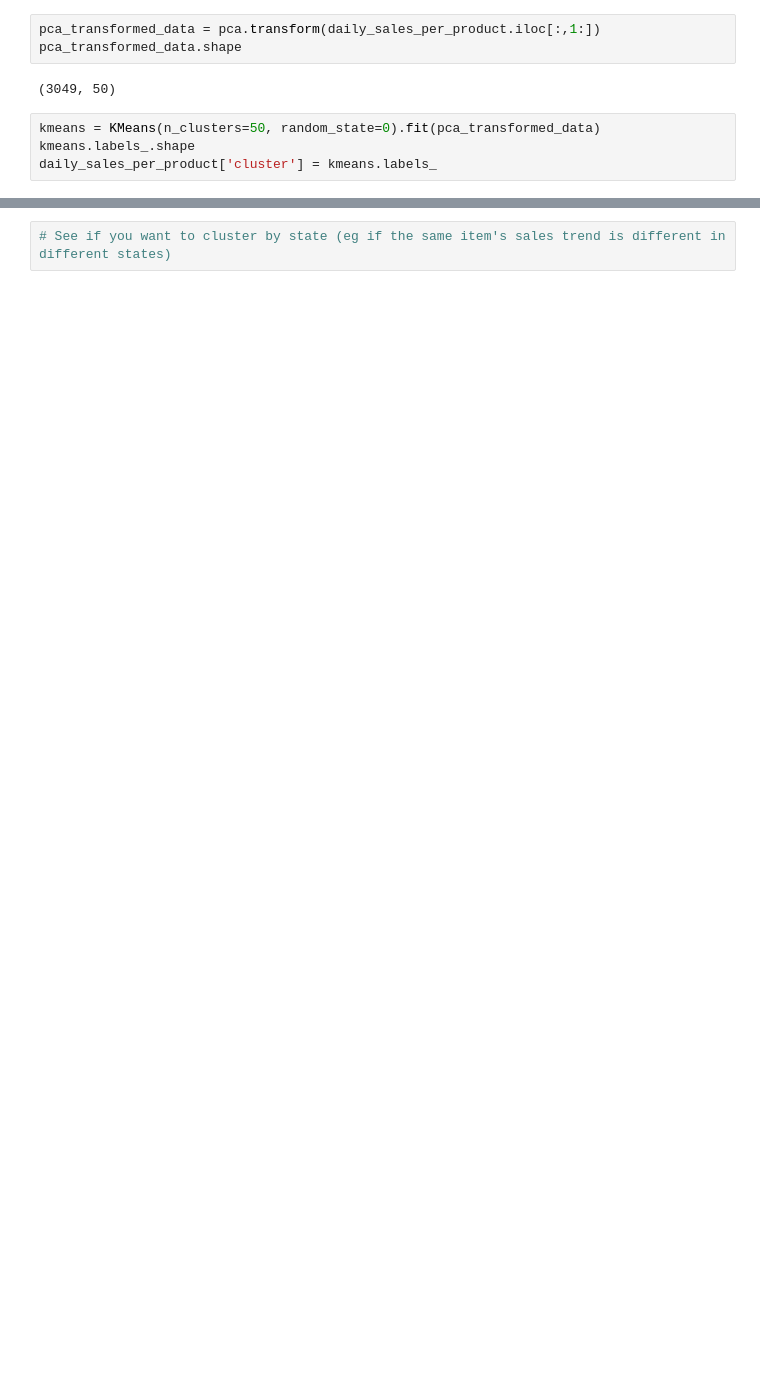
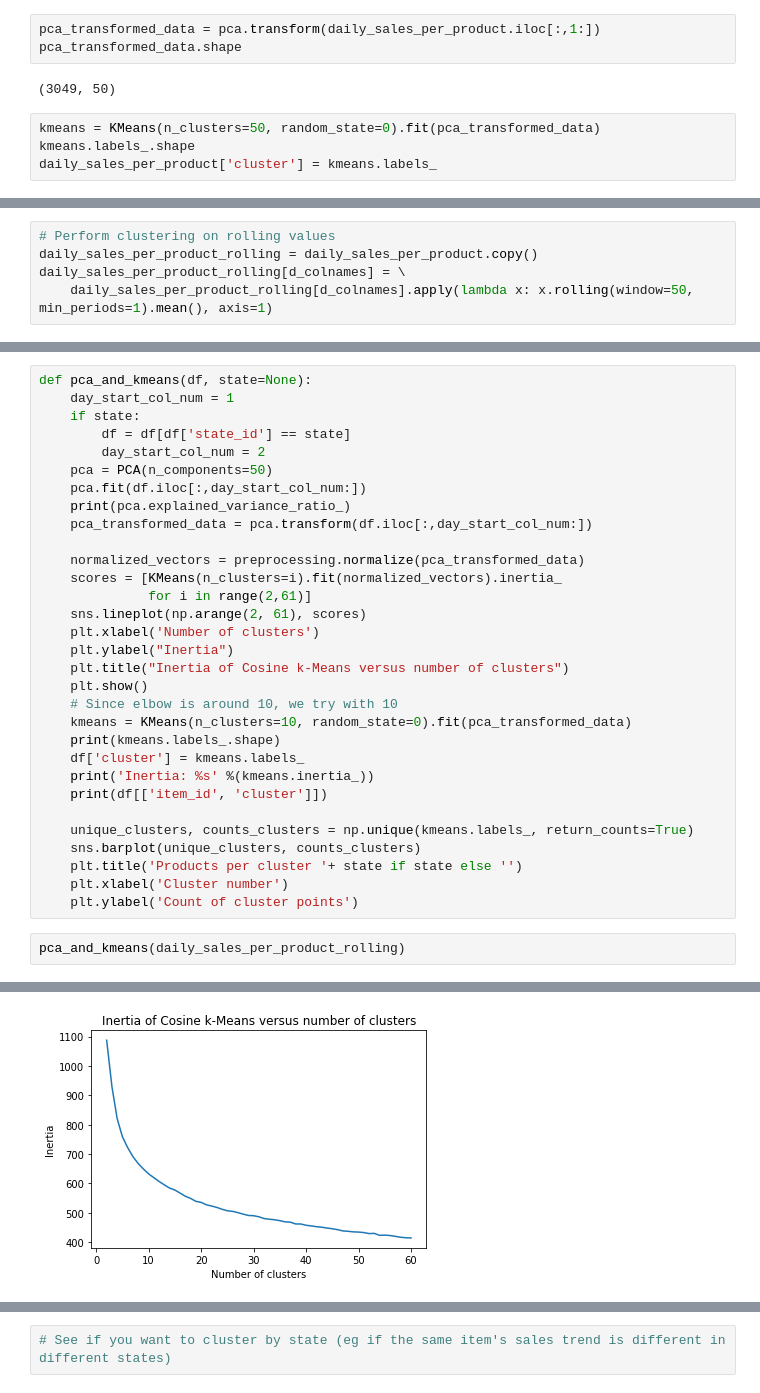
Before and after one commit to atabas/M5-Forecasting-Accuracy, a Jupyter notebook: 1-EDA.ipynb, the cells around one changed output, grey strips where cells are left out. Cells and saved outputs as stored; diff of their text form; blank space fills up the shorter version.

```diff
--- a/1-EDA.ipynb
+++ b/1-EDA.ipynb
@@ -998,0 +1037,5 @@ daily_sales_per_product[daily_sales_per_product['cluster'] == 7]
+# %%
+# Perform clustering on rolling values
+daily_sales_per_product_rolling = daily_sales_per_product.copy()
+daily_sales_per_product_rolling[d_colnames] = \
+    daily_sales_per_product_rolling[d_colnames].apply(lambda x: x.rolling(window=50, min_periods=1).mean(), axis=1)
@@ -998,0 +1052,34 @@ daily_sales_per_product[daily_sales_per_product['cluster'] == 7]
+# %%
+def pca_and_kmeans(df, state=None):
+    day_start_col_num = 1
+    if state:
+        df = df[df['state_id'] == state]
+        day_start_col_num = 2
+    pca = PCA(n_components=50)
+    pca.fit(df.iloc[:,day_start_col_num:])
+    print(pca.explained_variance_ratio_)
+    pca_transformed_data = pca.transform(df.iloc[:,day_start_col_num:])
+
+    normalized_vectors = preprocessing.normalize(pca_transformed_data)
+    scores = [KMeans(n_clusters=i).fit(normalized_vectors).inertia_
+              for i in range(2,61)]
+    sns.lineplot(np.arange(2, 61), scores)
+    plt.xlabel('Number of clusters')
+    plt.ylabel("Inertia")
+    plt.title("Inertia of Cosine k-Means versus number of clusters")
+    plt.show()
+    # Since elbow is around 10, we try with 10
+    kmeans = KMeans(n_clusters=10, random_state=0).fit(pca_transformed_data)
+    print(kmeans.labels_.shape)
+    df['cluster'] = kmeans.labels_
+    print('Inertia: %s' %(kmeans.inertia_))
+    print(df[['item_id', 'cluster']])
+
+    unique_clusters, counts_clusters = np.unique(kmeans.labels_, return_counts=True)
+    sns.barplot(unique_clusters, counts_clusters)
+    plt.title('Products per cluster '+ state if state else '')
+    plt.xlabel('Cluster number')
+    plt.ylabel('Count of cluster points')
+# %%
+pca_and_kmeans(daily_sales_per_product_rolling)
+# %% [output]
@@ -998,0 +1099 @@ daily_sales_per_product[daily_sales_per_product['cluster'] == 7]
+[figure, added]
```
Also changed, not shown: parts of 24 cells of this notebook.
